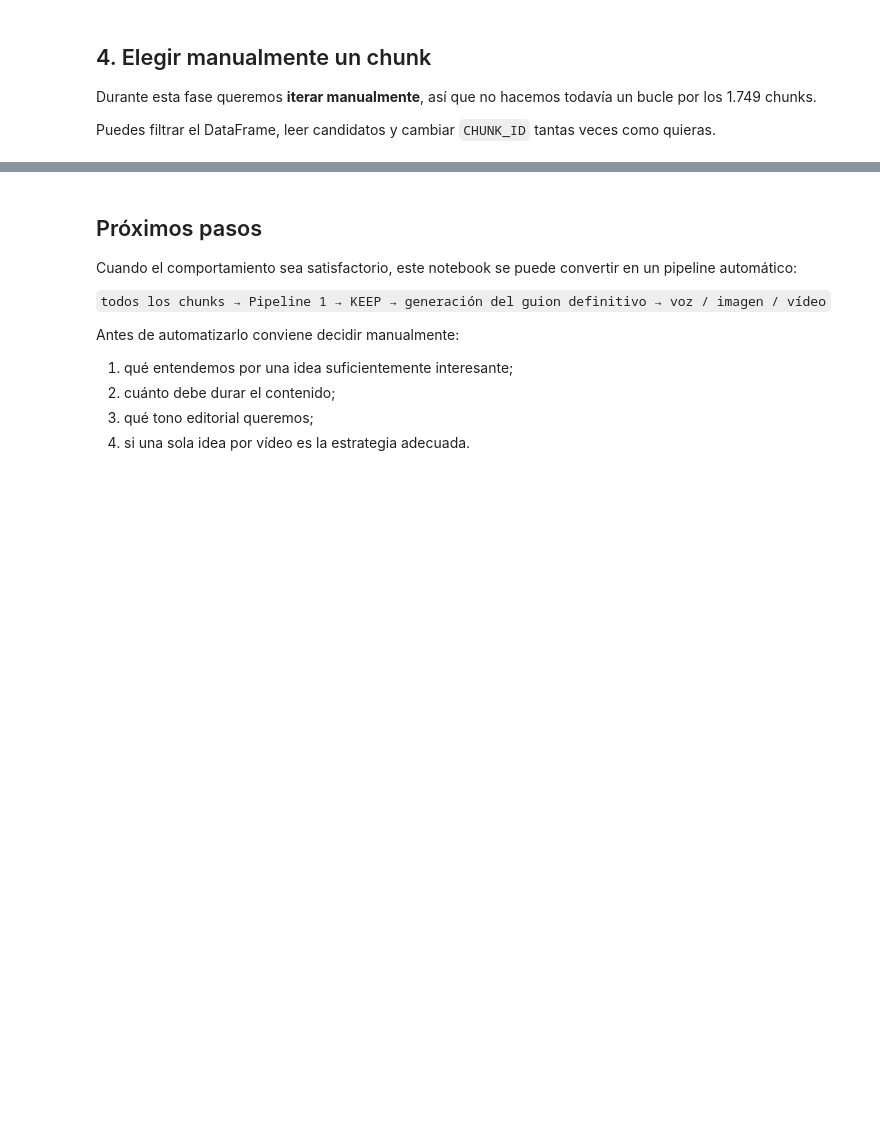
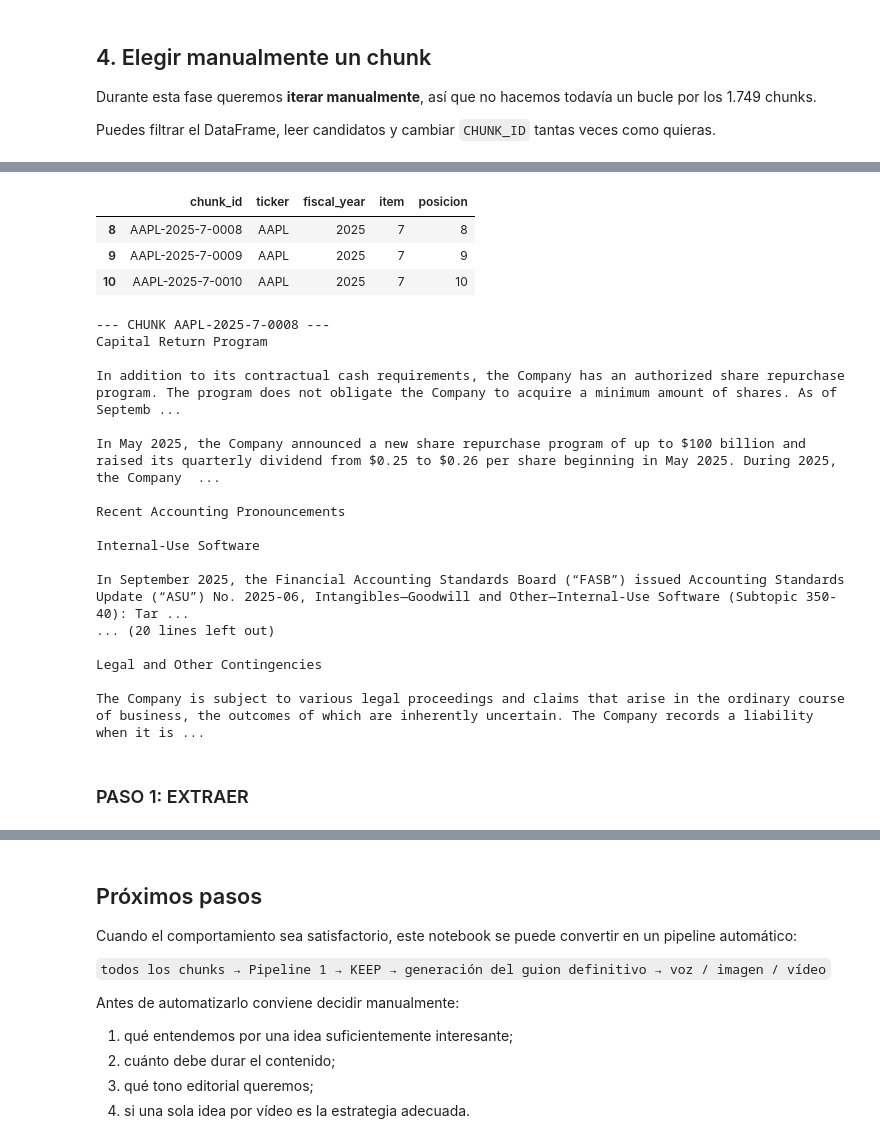
Before and after one commit to mirdbg/FinTok, a Jupyter notebook: notebooks/01_text/02_gemma_text_pipeline_manual.ipynb, the cells around one changed output, grey strips where cells are left out. Saved outputs shown, nothing was run; the diff lists cells and outputs as text; code cells hidden in the pictures; blank space fills up the shorter version.

```diff
--- a/notebooks/01_text/02_gemma_text_pipeline_manual.ipynb
+++ b/notebooks/01_text/02_gemma_text_pipeline_manual.ipynb
@@ -365,0 +251,66 @@ print(json.dumps(manual_result, indent=2, ensure_ascii=False))
+# %%
+# Elegimos manualmente el chunk CENTRAL y añadimos los adyacentes
+
+CHUNK_ID = "AAPL-2025-7-0009"  # cambia aquí el chunk que quieras probar
+
+target = df.loc[df["chunk_id"] == CHUNK_ID].iloc[0]
+
+# Nos quedamos en la misma empresa, año e Item
+section_df = (
+    df[
+        (df["ticker"] == target["ticker"]) &
+        (df["fiscal_year"] == target["fiscal_year"]) &
+        (df["item"] == target["item"])
+    ]
+    .sort_values("posicion")
+    .reset_index(drop=True)
+)
+
+# Localizamos el chunk elegido
+center_idx = section_df.index[
+    section_df["chunk_id"] == CHUNK_ID
+][0]
+
+# Chunk anterior + central + posterior
+start = max(0, center_idx - 1)
+end = min(len(section_df), center_idx + 2)
+
+context_df = section_df.iloc[start:end]
+
+display(
+    context_df[
+        ["chunk_id", "ticker", "fiscal_year", "item", "posicion"]
+    ]
+)
+
+context_text = "\n\n".join(
+    f"""--- CHUNK {row['chunk_id']} ---
+{row['texto']}"""
+    for _, row in context_df.iterrows()
+)
+
+print(context_text)
+# %% [output]
+|  | chunk_id | ticker | fiscal_year | item | posicion |
+| 8 | AAPL-2025-7-0008 | AAPL | 2025 | 7 | 8 |
+| 9 | AAPL-2025-7-0009 | AAPL | 2025 | 7 | 9 |
+| 10 | AAPL-2025-7-0010 | AAPL | 2025 | 7 | 10 |
+--- CHUNK AAPL-2025-7-0008 ---
+Capital Return Program
+
+In addition to its contractual cash requirements, the Company has an authorized share repurchase program. The program does not obligate the Company to acquire a minimum amount of shares. As of Septemb ...
+
+In May 2025, the Company announced a new share repurchase program of up to $100 billion and raised its quarterly dividend from $0.25 to $0.26 per share beginning in May 2025. During 2025, the Company  ...
+
+Recent Accounting Pronouncements
+
+Internal-Use Software
+
+In September 2025, the Financial Accounting Standards Board (“FASB”) issued Accounting Standards Update (“ASU”) No. 2025-06, Intangibles—Goodwill and Other—Internal-Use Software (Subtopic 350-40): Tar ...
+... (20 lines left out)
+
+Legal and Other Contingencies
+
+The Company is subject to various legal proceedings and claims that arise in the ordinary course of business, the outcomes of which are inherently uncertain. The Company records a liability when it is ...
+# %% [markdown]
+### PASO 1: EXTRAER
```
Also changed, not shown: parts of 21 cells of this notebook.
